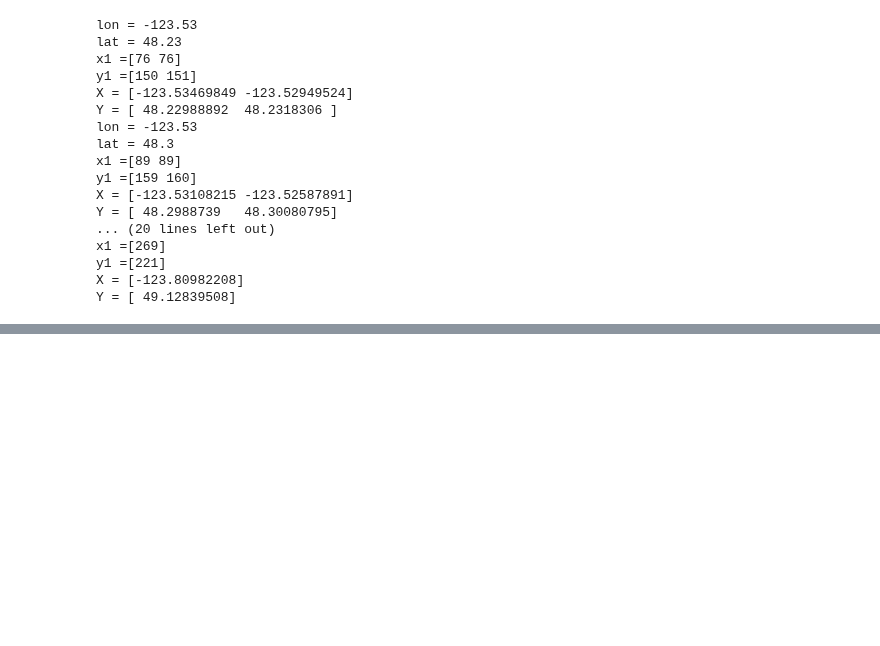
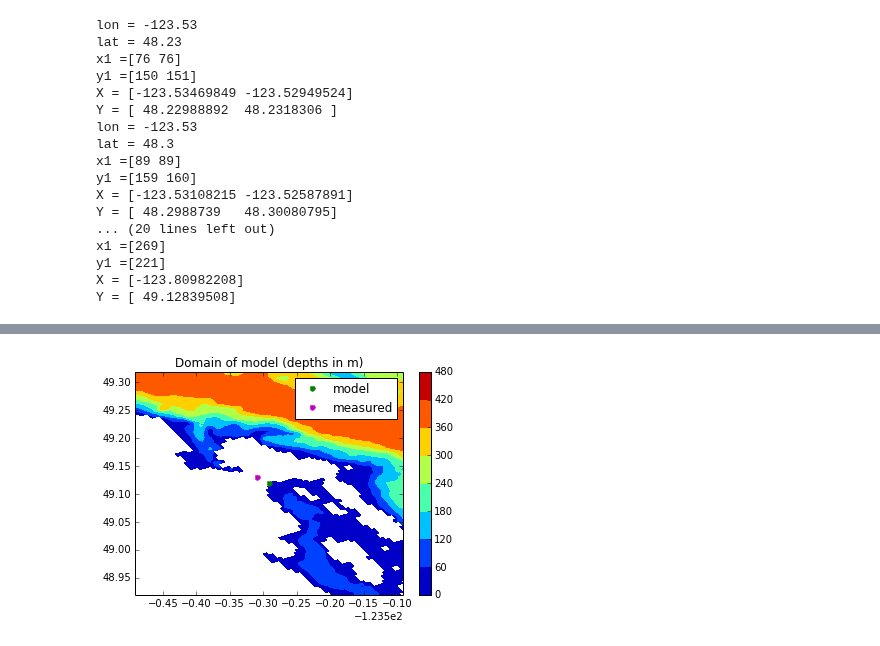
Before and after one commit to SalishSeaCast/tools, a Jupyter notebook: compare_tides/comp_current_harm.ipynb, the cells around one changed output, grey strips where cells are left out. Cells and saved outputs as stored; diff of their text form; code cells hidden in the pictures; blank space fills up the shorter version.

```diff
--- a/compare_tides/comp_current_harm.ipynb
+++ b/compare_tides/comp_current_harm.ipynb
@@ -128,0 +150,5 @@ with open('current_harm_comps.csv', 'wb') as csvfile:
+# %%
+#Dodd Narrows is not well resolved in the bathymetry
+plot_mod_meas_on_bathy(5)
+# %% [output]
+[figure, added]
```
Also changed, not shown: parts of 7 cells of this notebook.
